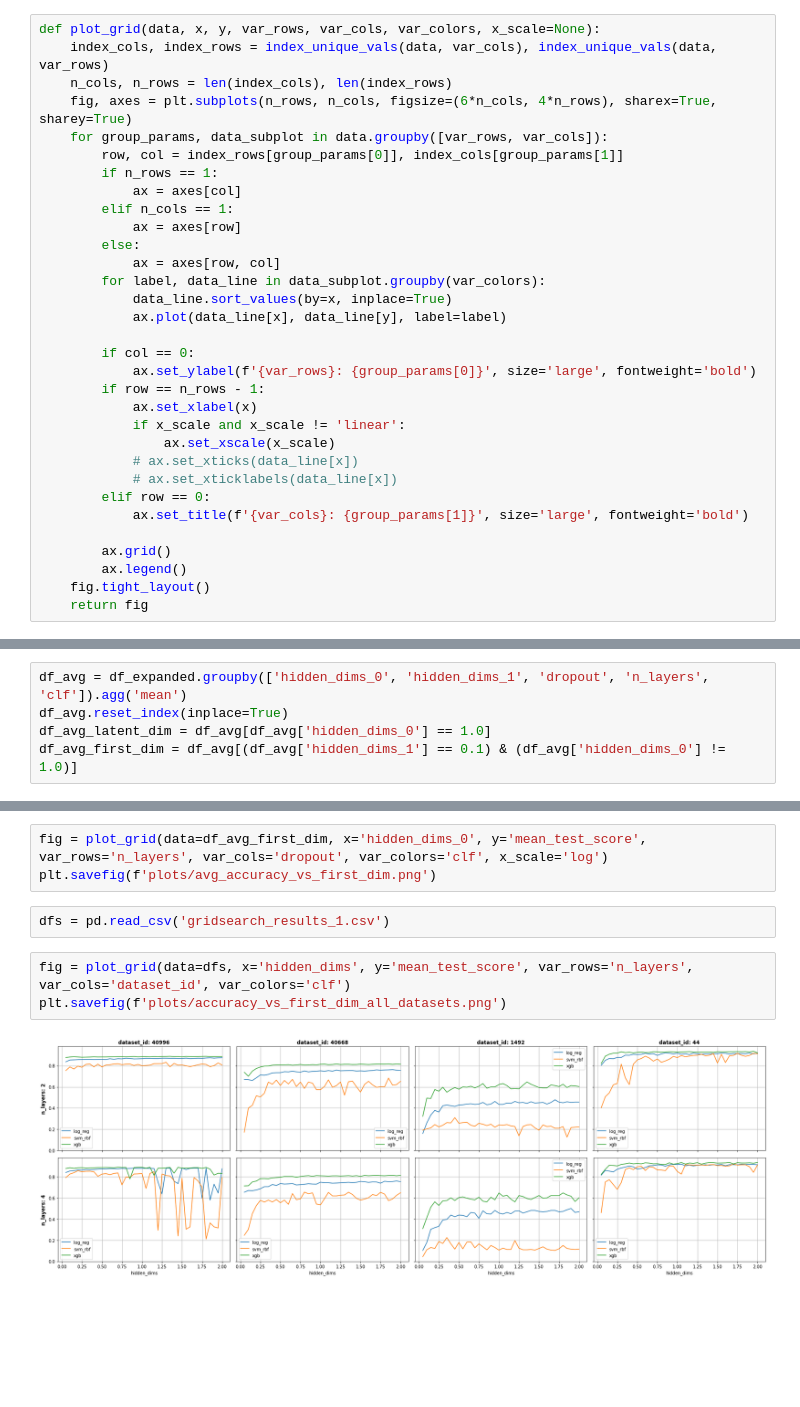
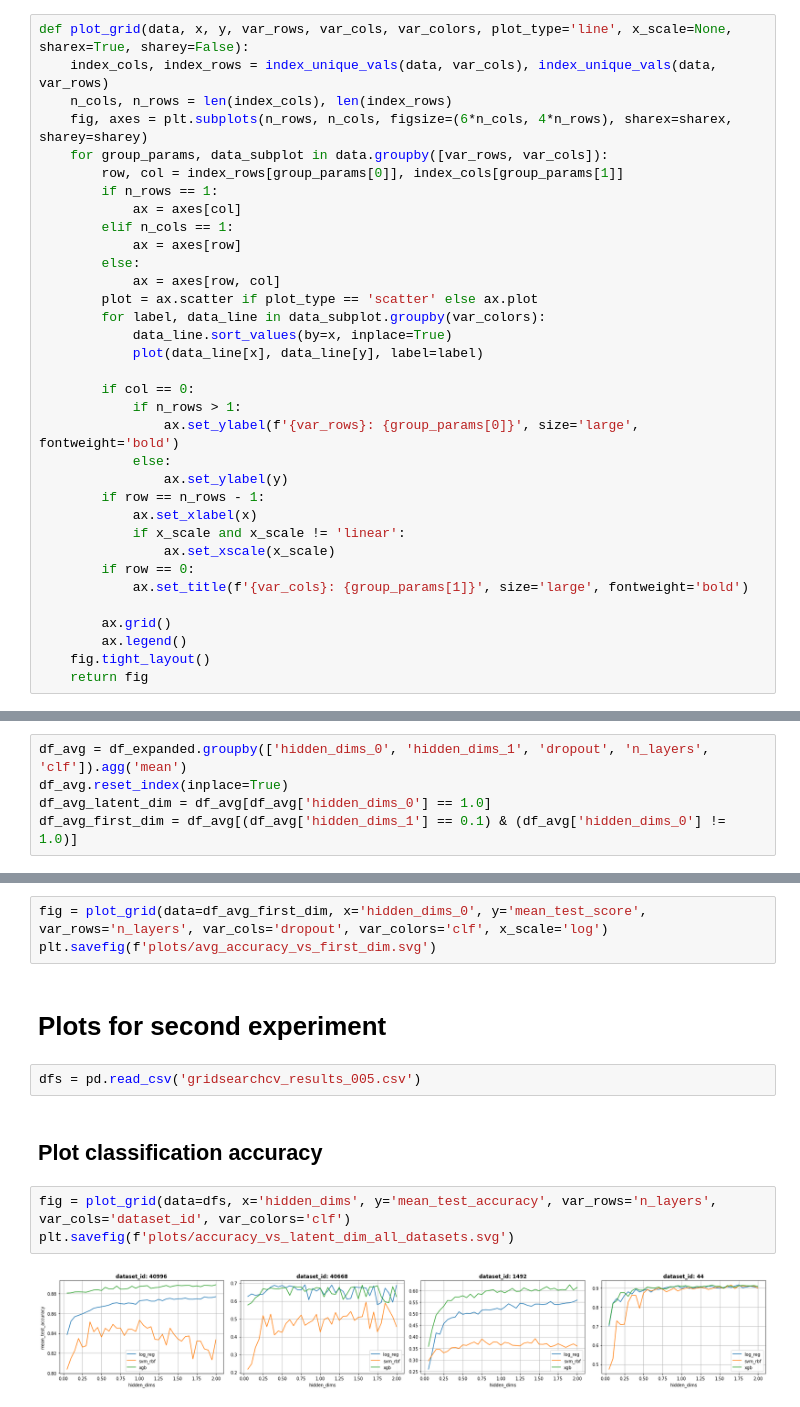
Before and after one commit to kulbachcedric/AutoEncodedML, a Jupyter notebook: experiments/result_plotting.ipynb, the cells around one changed output, grey strips where cells are left out. Saved outputs shown, nothing was run; the diff lists cells and outputs as text; blank space fills up the shorter version.

Commit message:
-Experiment for different network depths enabled

```diff
--- a/experiments/result_plotting.ipynb
+++ b/experiments/result_plotting.ipynb
@@ -17,10 +19,10 @@ def expand_col(df, col):
 def index_unique_vals(df, col):
     return dict(zip(df[col].unique(), np.arange(df[col].nunique())))
 # %%
-def plot_grid(data, x, y, var_rows, var_cols, var_colors, x_scale=None):
+def plot_grid(data, x, y, var_rows, var_cols, var_colors, plot_type='line', x_scale=None, sharex=True, sharey=False):
     index_cols, index_rows = index_unique_vals(data, var_cols), index_unique_vals(data, var_rows)
     n_cols, n_rows = len(index_cols), len(index_rows)
-    fig, axes = plt.subplots(n_rows, n_cols, figsize=(6*n_cols, 4*n_rows), sharex=True, sharey=True)
+    fig, axes = plt.subplots(n_rows, n_cols, figsize=(6*n_cols, 4*n_rows), sharex=sharex, sharey=sharey)
     for group_params, data_subplot in data.groupby([var_rows, var_cols]):
         row, col = index_rows[group_params[0]], index_cols[group_params[1]]
         if n_rows == 1:
@@ -29,19 +31,21 @@ def plot_grid(data, x, y, var_rows, var_cols, var_colors, x_scale=None):
             ax = axes[row]
         else:
             ax = axes[row, col]
+        plot = ax.scatter if plot_type == 'scatter' else ax.plot
         for label, data_line in data_subplot.groupby(var_colors):
             data_line.sort_values(by=x, inplace=True)
-            ax.plot(data_line[x], data_line[y], label=label)
+            plot(data_line[x], data_line[y], label=label)
 
         if col == 0:
-            ax.set_ylabel(f'{var_rows}: {group_params[0]}', size='large', fontweight='bold')
+            if n_rows > 1:
+                ax.set_ylabel(f'{var_rows}: {group_params[0]}', size='large', fontweight='bold')
+            else:
+                ax.set_ylabel(y)
         if row == n_rows - 1:
             ax.set_xlabel(x)
             if x_scale and x_scale != 'linear':
                 ax.set_xscale(x_scale)
-            # ax.set_xticks(data_line[x])
-            # ax.set_xticklabels(data_line[x])
-        elif row == 0:
+        if row == 0:
             ax.set_title(f'{var_cols}: {group_params[1]}', size='large', fontweight='bold')
 
         ax.grid()
@@ -82,10 +93,14 @@ plt.savefig(f'./plots/avg_accuracy_vs_latent_dim.png')
 # %%
 fig = plot_grid(data=df_avg_first_dim, x='hidden_dims_0', y='mean_test_score', var_rows='n_layers', var_cols='dropout', var_colors='clf', x_scale='log')
-plt.savefig(f'plots/avg_accuracy_vs_first_dim.png')
+plt.savefig(f'plots/avg_accuracy_vs_first_dim.svg')
+# %% [markdown]
+# Plots for second experiment
 # %%
-dfs = pd.read_csv('gridsearch_results_1.csv')
+dfs = pd.read_csv('gridsearchcv_results_005.csv')
+# %% [markdown]
+## Plot classification accuracy
 # %%
-fig = plot_grid(data=dfs, x='hidden_dims', y='mean_test_score', var_rows='n_layers', var_cols='dataset_id', var_colors='clf')
-plt.savefig(f'plots/accuracy_vs_first_dim_all_datasets.png')
+fig = plot_grid(data=dfs, x='hidden_dims', y='mean_test_accuracy', var_rows='n_layers', var_cols='dataset_id', var_colors='clf')
+plt.savefig(f'plots/accuracy_vs_latent_dim_all_datasets.svg')
 # %% [output]
-[figure, old version]
+[figure, new version]
```
Also changed, not shown: parts of 20 cells of this notebook, 1 other file.
